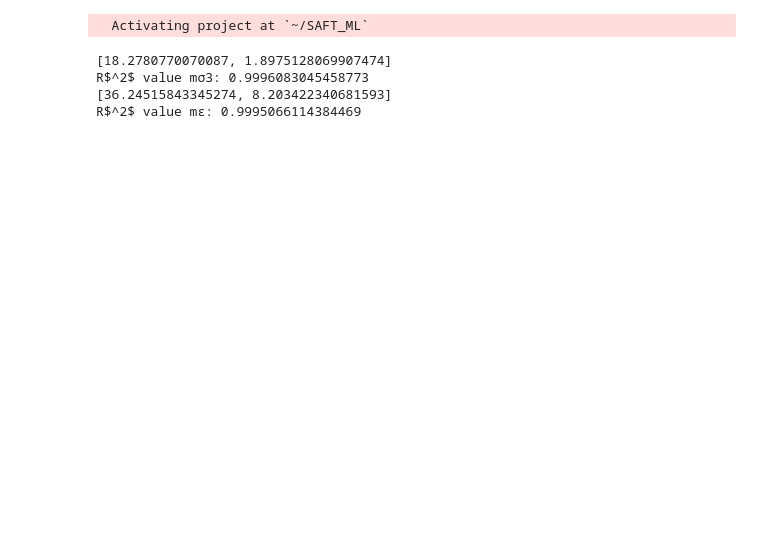
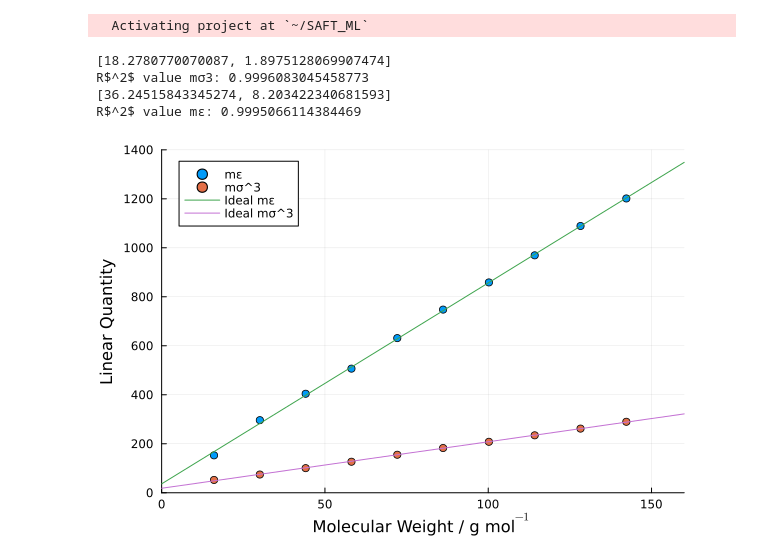
Before and after one commit to lucpaoli/SAFT_ML, a Jupyter notebook: saftvrmie_params/validation_data_open_and_analysis.ipynb, the cells around one changed output. Saved outputs shown, nothing was run; the diff lists cells and outputs as text; code cells hidden in the pictures; blank space fills up the shorter version.

```diff
--- a/saftvrmie_params/validation_data_open_and_analysis.ipynb
+++ b/saftvrmie_params/validation_data_open_and_analysis.ipynb
@@ -101,4 +101,26 @@ println("R\$^2\$ value mϵ: ", r2_mϵ)
 R$^2$ value mσ3: 0.9996083045458773
 [36.24515843345274, 8.203422340681593]
 R$^2$ value mϵ: 0.9995066114384469
+# %%
+using Plots
+
+# Set the backend (choose the appropriate backend for your needs)
+# gr(size=(800, 800), dpi=400)
+
+scatter(linear_alkanes_Mw, m_epsilon, label="mε")
+scatter!(linear_alkanes_Mw, m_sigmacubed, label="mσ^3")
+plot!(ideal_Mw, ideal_mϵ, label="Ideal mε")
+plot!(ideal_Mw, ideal_mσ3, label="Ideal mσ^3")
+
+xlabel!("Molecular Weight / g mol\$^{-1}\$", fontsize=18, font="serif")
+ylabel!("Linear Quantity", fontsize=18, font="serif")
+# legend(loc="upper left", fontsize=14)
+# xticks!(fontsize=14, font="serif")
+# yticks!(fontsize=14, font="serif")
+
+# title!("Linear Alkane SAFT-VR Mie Parameter Combinations", fontsize=14)
+xlims!(0, 160)
+ylims!(0, 1400)
+# %% [output]
+[figure, added]
 # %%
```
Also changed, not shown: parts of 1 cell of this notebook, 9 other files.
